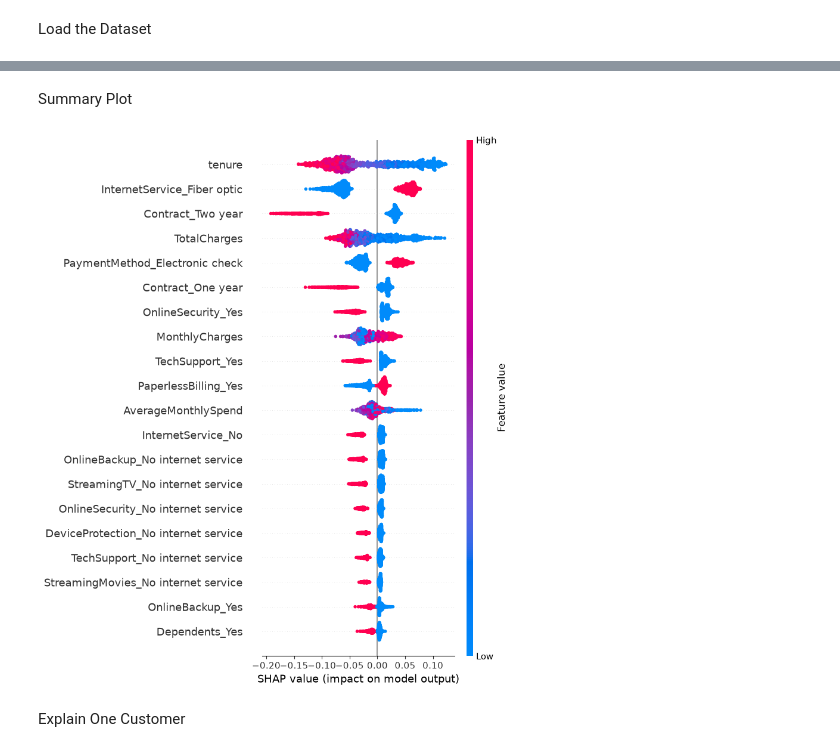
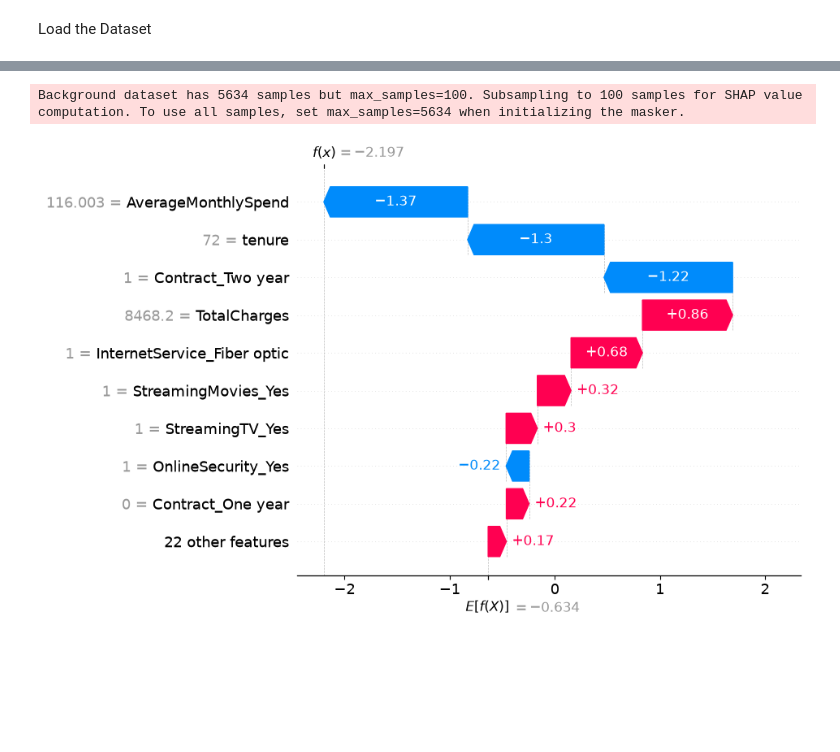
Before and after one commit to shubhangi-source/telco-customer-churn-prediction, a Jupyter notebook: notebook/_shap_explainability.ipynb, the cells around one changed output, grey strips where cells are left out. Saved outputs shown, nothing was run; the diff lists cells and outputs as text; code cells hidden in the pictures; blank space fills up the shorter version.

Commit message:
streamlit app deployment,shap explanation added.

```diff
--- a/_shap_explainability.ipynb
+++ b/notebook/_shap_explainability.ipynb
@@ -26,13 +21,17 @@ Calculate SHAP Values
+# %%
+logistic_model = best_lr.named_steps["model"]
+# %%
+scaler = best_lr.named_steps["scaler"]
+
+X_train_scaled = scaler.transform(X_train)
+X_test_scaled = scaler.transform(X_test)
+# %%
+
+explainer = shap.LinearExplainer(
+    logistic_model,
+    X_train_scaled
+)
+# %% [output]
+Background dataset has 5634 samples but max_samples=100. Subsampling to 100 samples for SHAP value computation. To use all samples, set max_samples=5634 when initializing the masker.
 # %%
-shap_values = explainer.shap_values(X_test)
+shap_values = explainer.shap_values(X_test_scaled)
-# %% [markdown]
-Summary Plot
-# %%
-
-shap.summary_plot(
-    shap_values [:,:,1],X_test
-)
-# %% [output]
-[figure, removed]
-# %% [markdown]
-Explain One Customer
@@ -39,2 +49,25 @@ Explain One Customer
+# %%
+customer_index=0
+shap.plots.waterfall(
+    shap.Explanation(
+        values=shap_values[customer_index],
+        base_values=explainer.expected_value,
+        data=X_test.iloc[customer_index],
+        feature_names=X_test.columns,
+
+    ),
+    show=False
+
+)
+
+plt.savefig(
+    "../plots/shap plots/shap_waterfall_plot.png",
+    dpi=300,
+    bbox_inches="tight"
+)
+
+plt.close()
+# %% [output]
+[figure, added]
 # %%
 shap.initjs()
```
Also changed, not shown: parts of 11 cells of this notebook, 29 other files.
